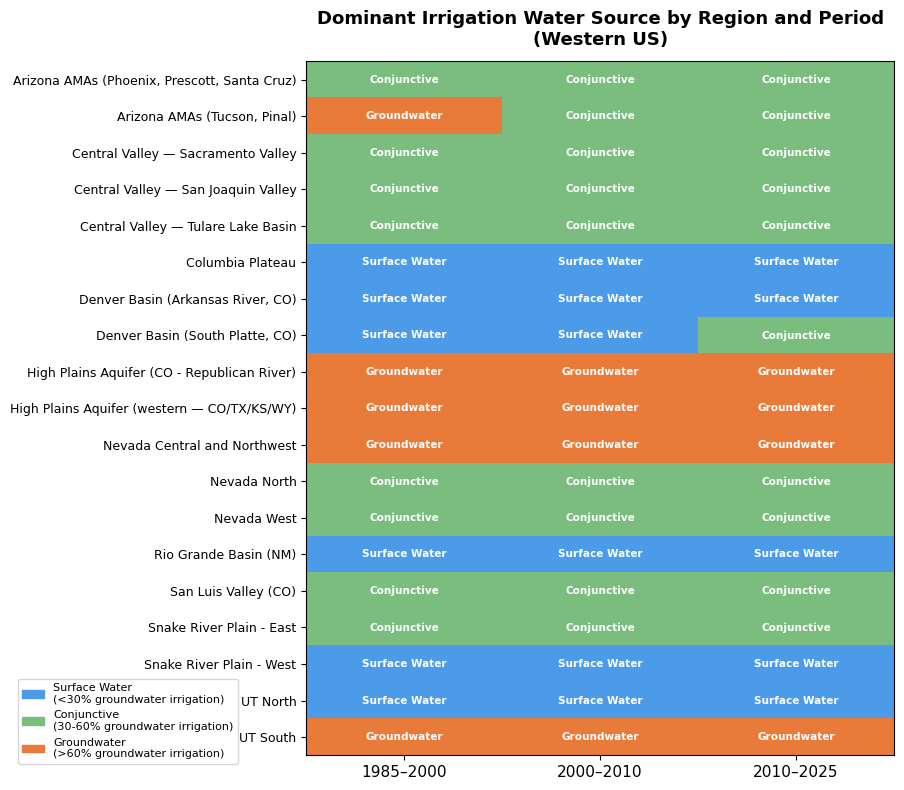
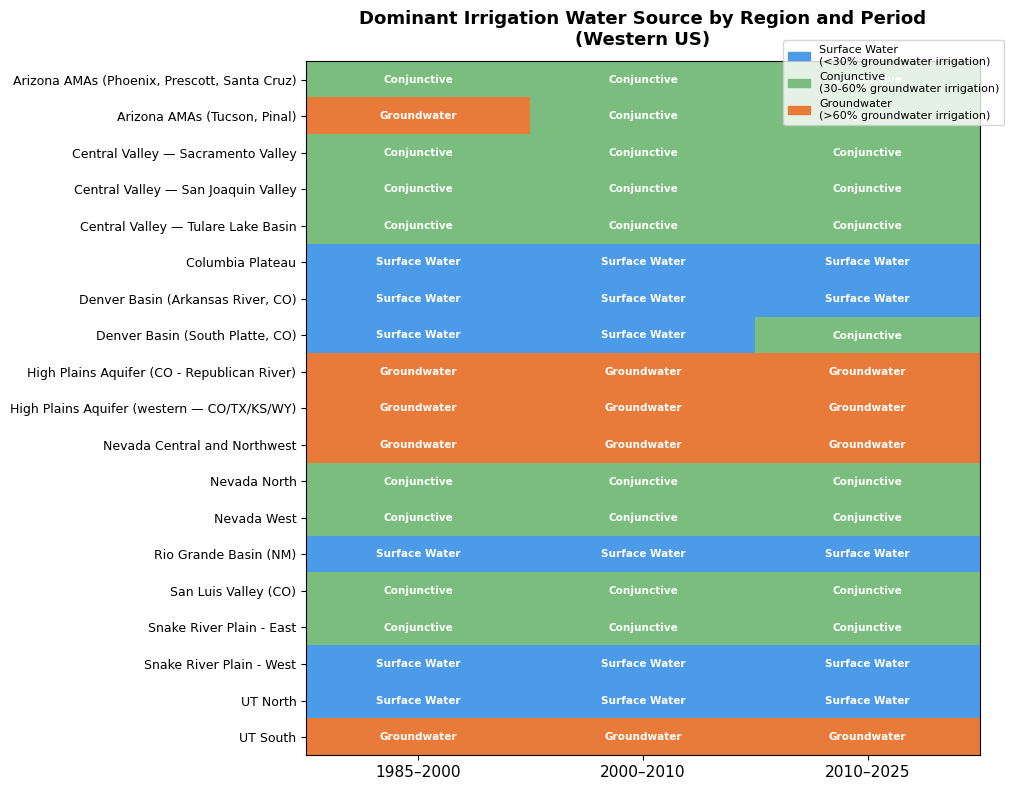
Unified diff of the notebook cell whose output changed from the first chart to the second:
--- before
+++ after
@@ -43,5 +43,6 @@
 
 patches = [mpatches.Patch(color=c, label=l) for c, l in zip(source_colors, source_labels)]
-ax.legend(handles=patches, loc='lower left', bbox_to_anchor=(-0.5, -0.02), fontsize=8)
+ax.legend(handles=patches, loc='lower left', bbox_to_anchor=(0.7, 0.9),
+          fontsize=8, facecolor='white', framealpha=0.8)
 
 plt.tight_layout()

Commit: minor